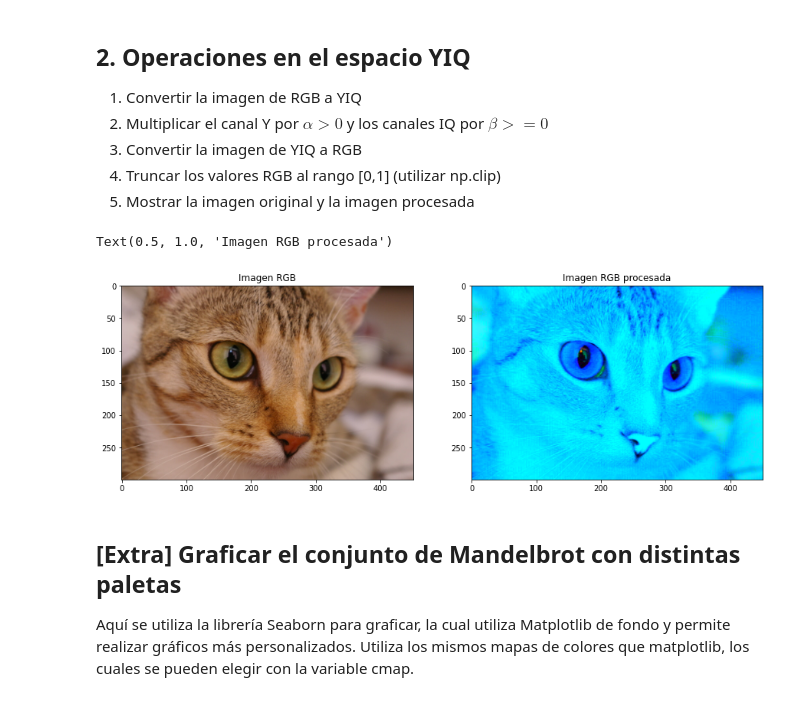
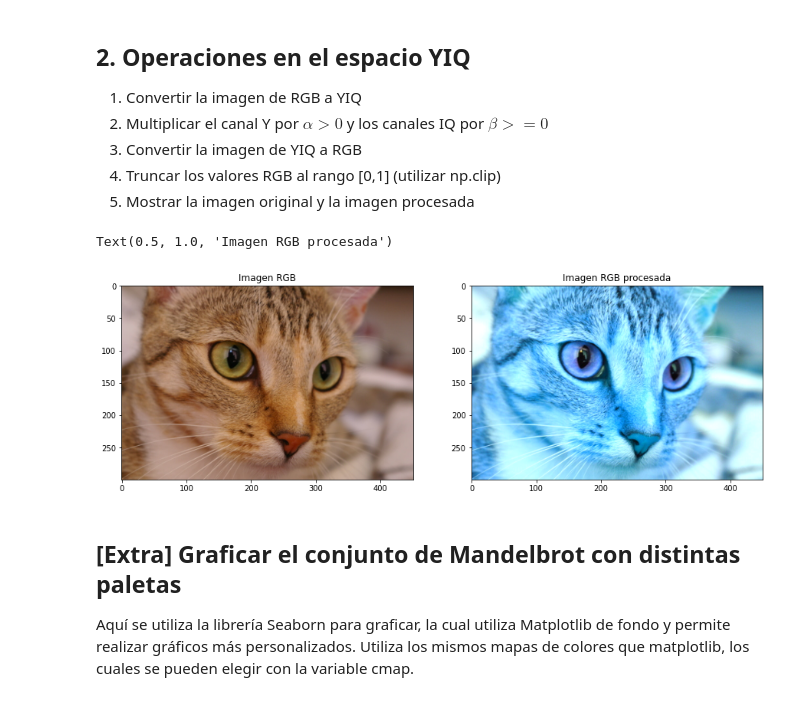
Before and after one commit to anselmoestradaroa/PDI, a Jupyter notebook: TP001/practico_1.ipynb, the cells around one changed output. Cells and saved outputs as stored; diff of their text form; code cells hidden in the pictures.

```diff
--- a/TP001/practico_1.ipynb
+++ b/TP001/practico_1.ipynb
@@ -133,38 +133,41 @@ YIQ2RGB = np.array([
     [1, -0.2721, -0.6474],
     [1, -1.1070, 1.7046]
 ])
 
 # de RGB a YIQ
 RGB2YIQ = np.array([
     [0.299, 0.587, 0.114],
     [0.595716, -0.274453, -0.321263],
     [0.211456, -0.522591, 0.311135]
 ])
 
 img_yiq = apply_matrix(img_rgb, RGB2YIQ)# Convierto de RGB a YIQ
 
-alpha = 1 # Valores cercado a 0 para imagen mas "oscura". Cercanos a 1 para imagen mas "clara"
-beta = -10
+
+alpha = 1.5 # Valores cercado a 0 para imagen mas "oscura". Cercanos a 1 para imagen mas "clara"
+beta  = -2 # beta = 0, no hay color, la imagen se ve en blanco y negro
+
 
 inter = np.array([
     [alpha, 0, 0],
     [0, beta, 0],
     [0, 0, beta]
 ])
 
 img_yiq = apply_matrix(img_yiq, inter)# Modifico los valores de YIQ
 
-img_rgb_out = apply_matrix(img_yiq, YIQ2RGB)
-img_rgb_out = np.clip(img_rgb_out, 0, 1)
+img_rgb_out = apply_matrix(img_yiq, YIQ2RGB) # Cambio de espacio cromático. YIQ-->RGB
+img_rgb_out = np.clip(img_rgb_out, 0, 1) # Clamping para valores dentro de [0, 1]
 
+# Muestro la imagen original y la procesada
 fig, axes = plt.subplots(1, 2, figsize=(15,5))
 axes[0].imshow(img_rgb)
 axes[0].set_title('Imagen RGB')
 axes[1].imshow(img_rgb_out)
 axes[1].set_title('Imagen RGB procesada')
 # %% [output]
 Text(0.5, 1.0, 'Imagen RGB procesada')
-[figure, old version]
+[figure, new version]
 # %% [markdown]
 ## \[Extra\] Graficar el conjunto de Mandelbrot con distintas paletas
 
```
Also changed, not shown: parts of 2 cells of this notebook, 2 other files.
